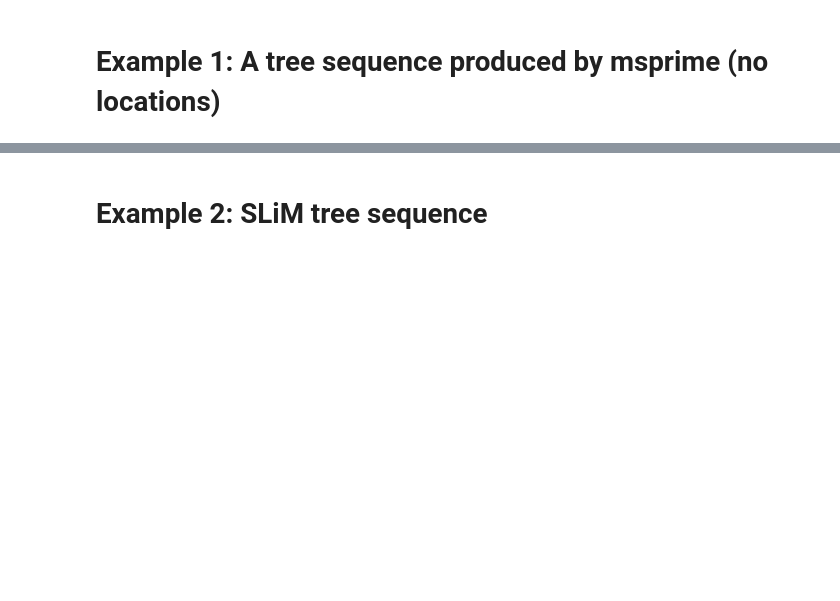
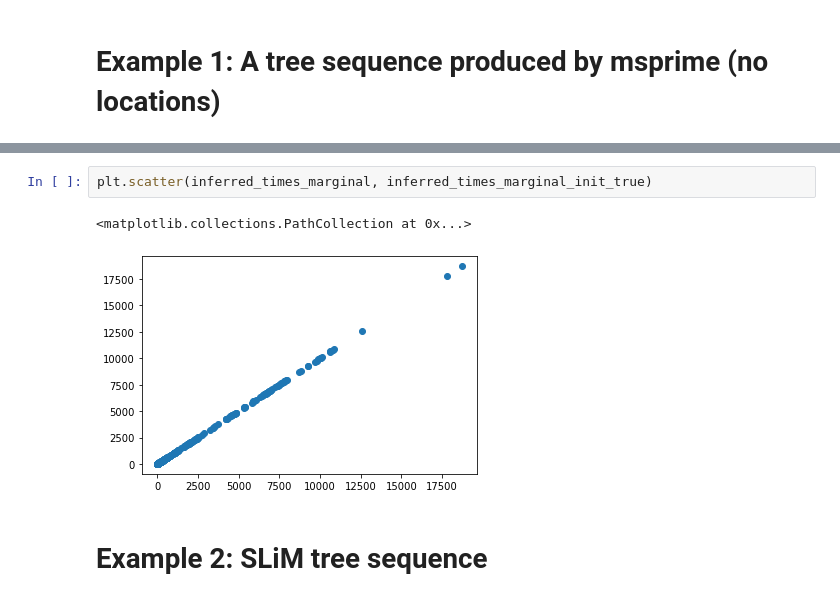
Before and after one commit to awohns/tspyro, a Jupyter notebook: validation/validation.ipynb, the cells around one changed output, grey strips where cells are left out. Drawn from its saved outputs; the diff is of its cells as text; blank space fills up the shorter version.

```diff
--- a/validation/validation.ipynb
+++ b/validation/validation.ipynb
@@ -67,3 +108,8 @@ Text(0, 0.5, 'tspyro estimated times (generations)')
+# %%
+plt.scatter(inferred_times_marginal, inferred_times_marginal_init_true)
+# %% [output]
+<matplotlib.collections.PathCollection at 0x...>
+[figure, added]
 # %% [markdown]
 # Example 2: SLiM tree sequence
 # %%
```
Also changed, not shown: parts of 18 cells of this notebook, 1 other file.
